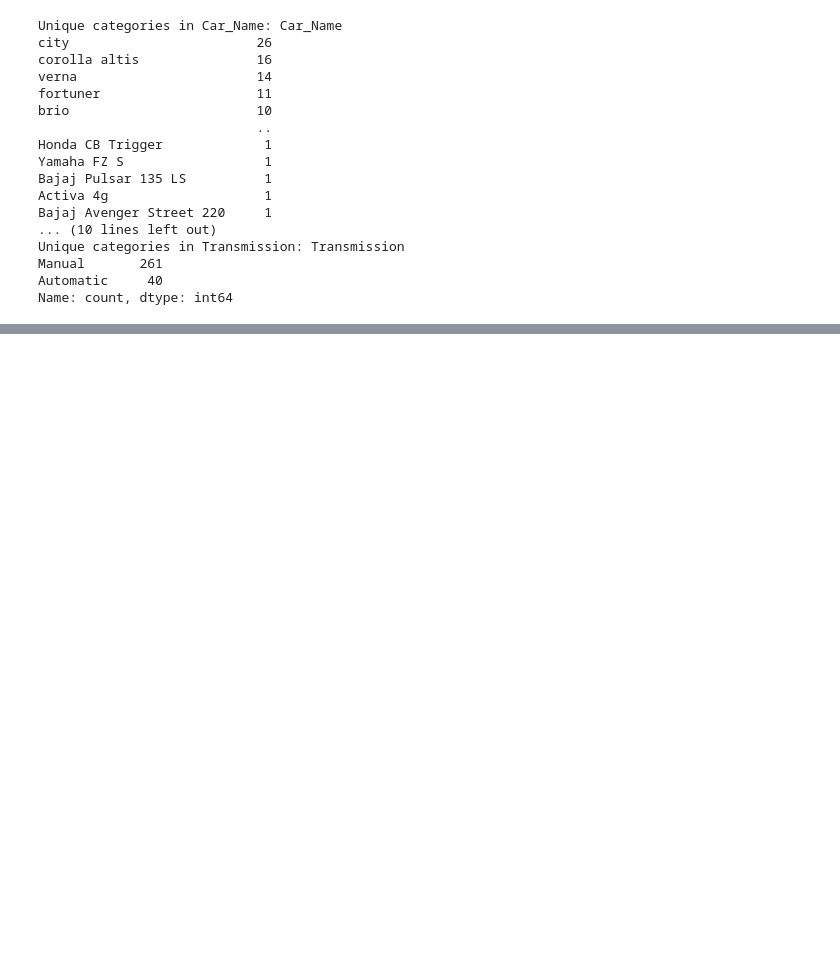
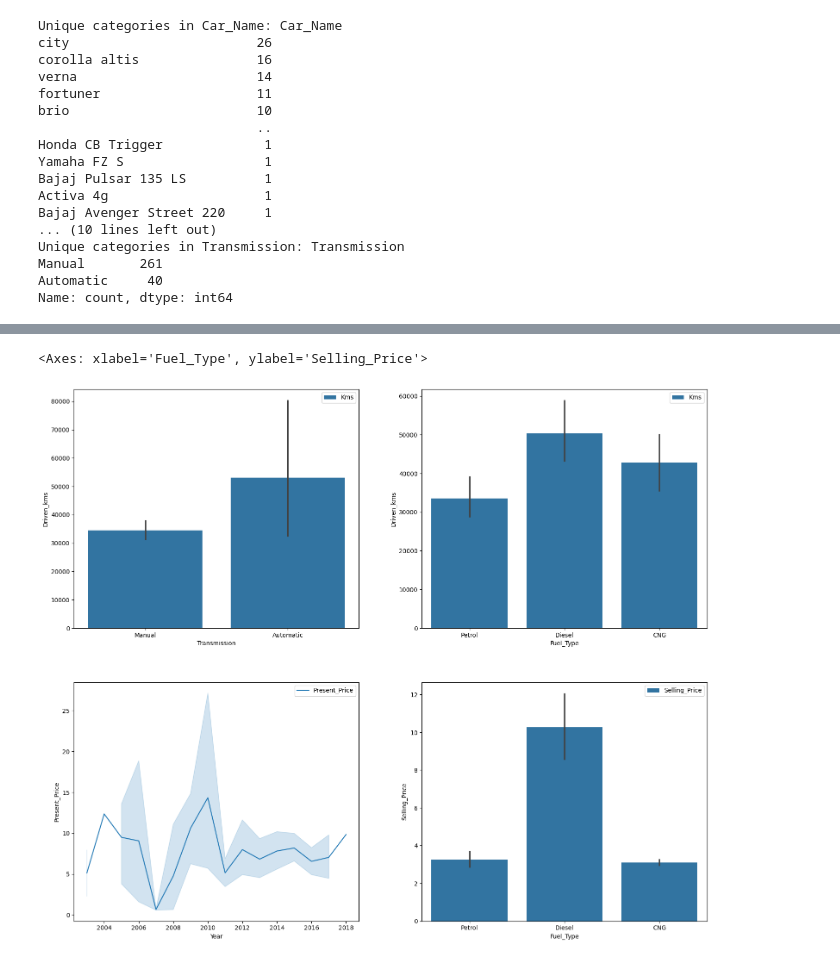
Before and after one commit to neolex118/neolex, a Jupyter notebook: eda/eda.ipynb, the cells around one changed output, grey strips where cells are left out. Cells and saved outputs as stored; diff of their text form; code cells hidden in the pictures; blank space fills up the shorter version.

```diff
--- a/eda/eda.ipynb
+++ b/eda/eda.ipynb
@@ -48,9 +44,9 @@ memory usage: 21.3+ KB
 df['Selling_Price'] = df['Selling_Price'].astype('float16')
 df['Present_Price'] = df['Present_Price'].astype('float16')
 # %%
-df['Year'] = df['Year'].astype('int8')
-df['Driven_kms'] = df['Driven_kms'].astype('int8')
-df['Owner'] = df['Owner'].astype('int8')
+df['Year'] = df['Year'].astype('int64')
+df['Driven_kms'] = df['Driven_kms'].astype('int64')
+df['Owner'] = df['Owner'].astype('int32')
 # %%
 cat_features = df.select_dtypes(include=['object']).columns.to_list()
 cat_features
@@ -83,0 +75,14 @@ NameError: name 'aggregated_df' is not defined
+# %%
+fig, axs = plt.pyplot.subplots(2,2)
+fig.tight_layout(pad=1)
+fig.set_size_inches(16.5, 14, forward=True)
+
+sns.barplot(df,x='Transmission',y='Driven_kms', label='Kms', ax=axs[0,0])
+
+sns.barplot(df,x='Fuel_Type',y='Driven_kms', label='Kms',ax=axs[0,1])
+sns.lineplot(df,x='Year',y='Present_Price', label='Present_Price',ax=axs[1,0])
+
+sns.barplot(df,x='Fuel_Type',y='Selling_Price', label='Selling_Price',ax=axs[1,1])
+# %% [output]
+<Axes: xlabel='Fuel_Type', ylabel='Selling_Price'>
+[figure, added]
```
Also changed, not shown: parts of 6 cells of this notebook.
